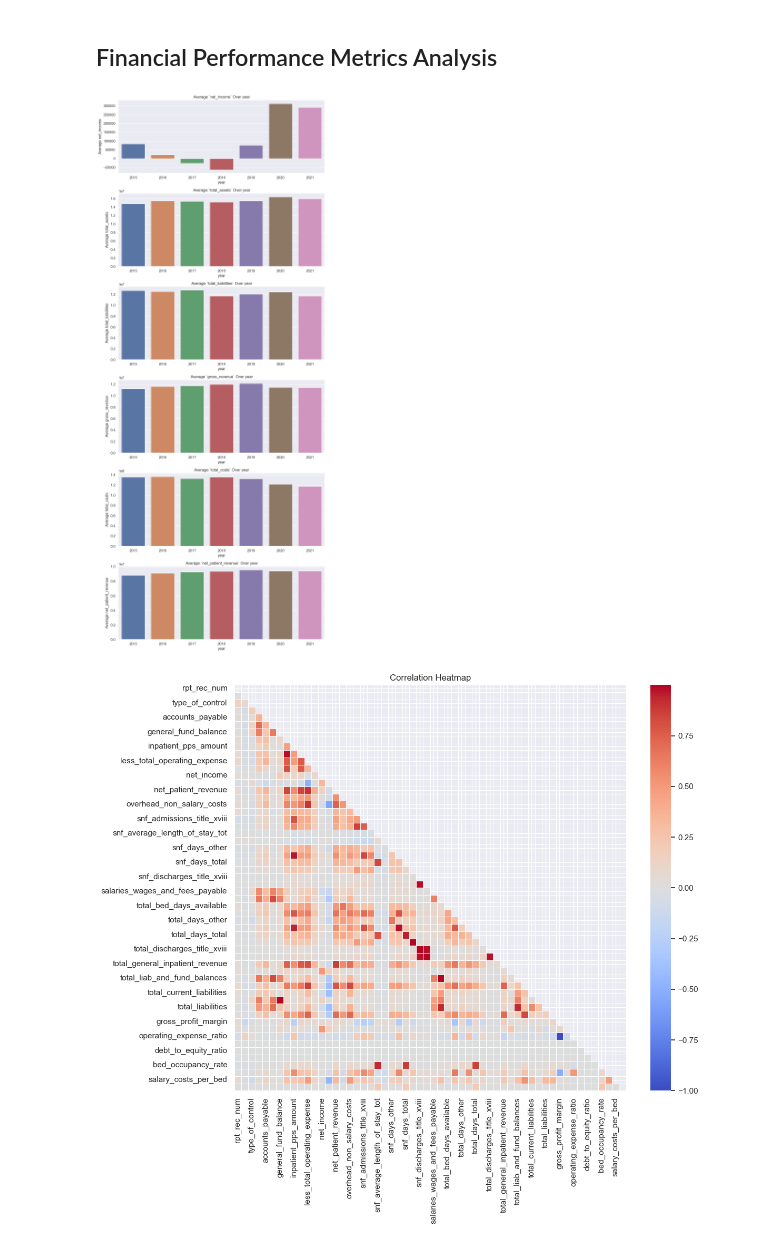
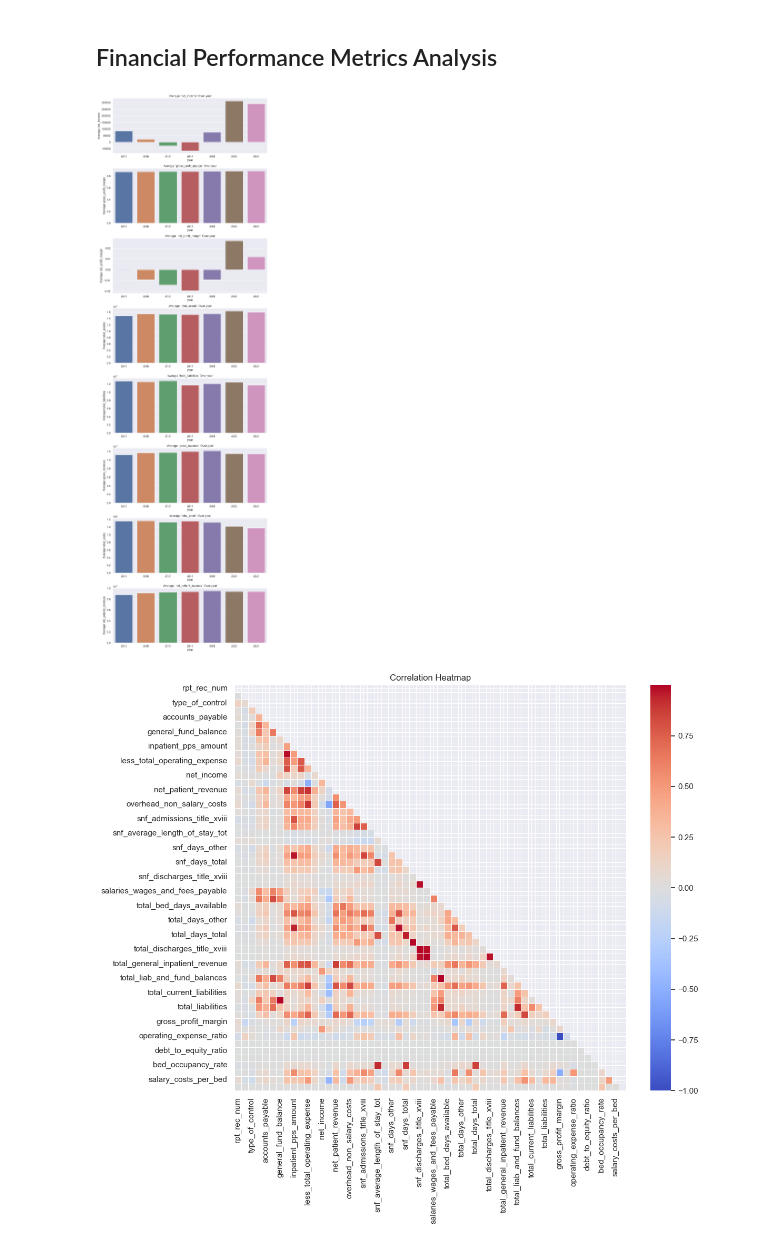
Before and after one commit to Musiik-fn/620-Project-Codebase, a Jupyter notebook: Codebase/620ProjectWhiteboard.ipynb, the cells around one changed output. Saved outputs shown, nothing was run; the diff lists cells and outputs as text; code cells hidden in the pictures.

```diff
--- a/Codebase/620ProjectWhiteboard.ipynb
+++ b/Codebase/620ProjectWhiteboard.ipynb
@@ -555,32 +555,32 @@ df = df[df['operating_expense_ratio'] >= -2]
 # %%
 def plot_numerical_features_over_time(df, numerical_columns, group_by_column):
     """
     Plots line graphs for each numerical feature in the DataFrame grouped by the specified column.
 
     Parameters:
     - df: DataFrame containing the data.
     - numerical_columns: List of column names for numerical features to plot.
     - group_by_column: Column name to group the data by (e.g., 'Year').
     """
     # Set the size of the plots
     plt.figure(figsize=(10, len(numerical_columns) * 4))
 
     # Iterate over each numerical feature and create a subplot
     for i, column in enumerate(numerical_columns, 1):
         plt.subplot(len(numerical_columns), 1, i)
-        sns.barplot(x=group_by_column, y=column, data=df.groupby(group_by_column).mean().reset_index())
+        sns.barplot(x=group_by_column, y=column, data=df.groupby(group_by_column).mean(numeric_only=True).reset_index())
         plt.title(f'Average `{column}` Over {group_by_column}')
         plt.xlabel(group_by_column)
         plt.ylabel(f'Average {column}')
         plt.tight_layout()
 
     # Show the plots
     plt.show()
 
-numerical_features = ['net_income', 'total_assets', 'total_liabilities', 'gross_revenue', 'total_costs', 'net_patient_revenue']
+numerical_features = ['net_income', 'gross_profit_margin', 'net_profit_margin', 'total_assets', 'total_liabilities', 'gross_revenue', 'total_costs', 'net_patient_revenue']
 plot_numerical_features_over_time(df, numerical_features, 'year')
 # %% [output]
-[figure, old version]
+[figure, new version]
 # %%
 corr_matrix = df.corr()
 
```
Also changed, not shown: parts of 17 cells of this notebook, 6 other files.
